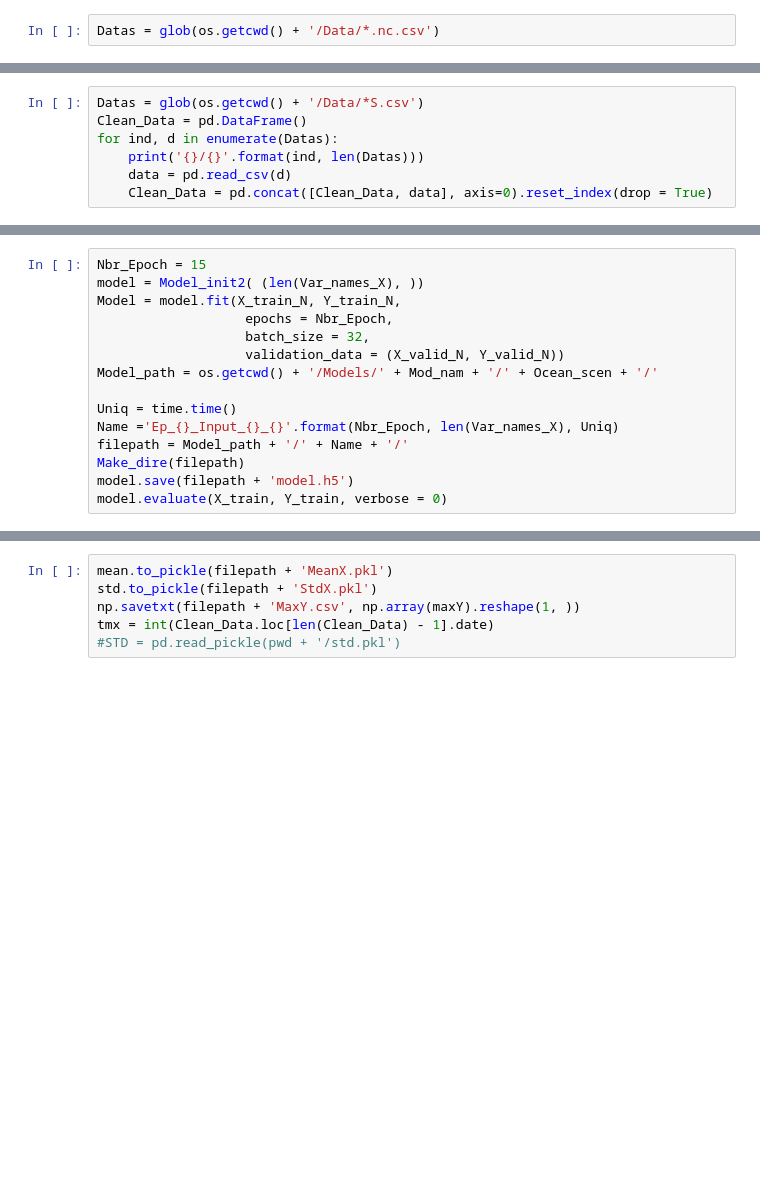
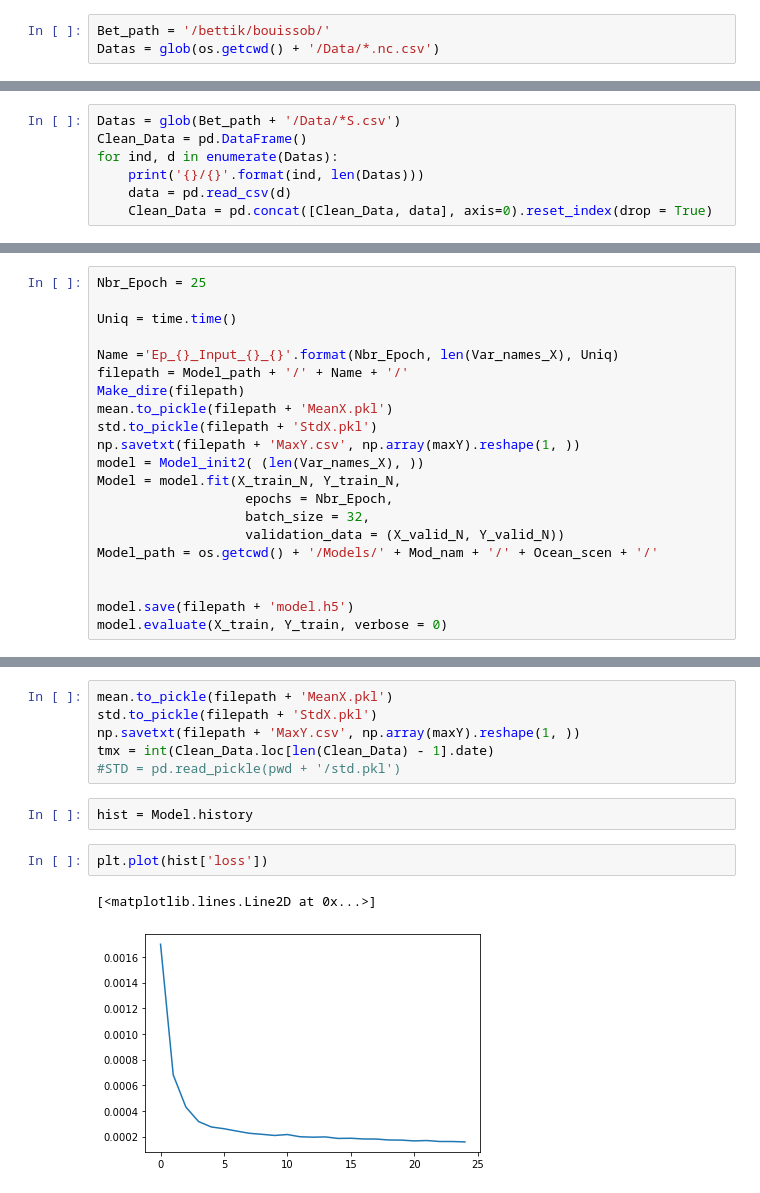
Before and after one commit to BenBouiss/NN_intern_2022, a Jupyter notebook: NN_training.ipynb, the cells around one changed output, grey strips where cells are left out. Cells and saved outputs as stored; diff of their text form; blank space fills up the shorter version.

```diff
--- a/NN_training.ipynb
+++ b/NN_training.ipynb
@@ -12,13 +12,14 @@ def Make_dire(file_path):
     if not os.path.isdir(file_path):
         os.makedirs(file_path)
 # %%
+Bet_path = '/bettik/bouissob/'
 Datas = glob(os.getcwd() + '/Data/*.nc.csv')
 # %%
 Data = pd.read_csv(Datas[0])
 Clean_Data = Data.dropna()
 Clean_Data.reset_index(inplace=True)
 # %%
-Datas = glob(os.getcwd() + '/Data/*S.csv')
+Datas = glob(Bet_path + '/Data/*S.csv')
 Clean_Data = pd.DataFrame()
 for ind, d in enumerate(Datas):
     print('{}/{}'.format(ind, len(Datas)))
@@ -104,5 +103,14 @@ Ocean_scen
 # %%
-Nbr_Epoch = 15
+Nbr_Epoch = 25
+
+Uniq = time.time()
+
+Name ='Ep_{}_Input_{}_{}'.format(Nbr_Epoch, len(Var_names_X), Uniq)
+filepath = Model_path + '/' + Name + '/'
+Make_dire(filepath)
+mean.to_pickle(filepath + 'MeanX.pkl')
+std.to_pickle(filepath + 'StdX.pkl')
+np.savetxt(filepath + 'MaxY.csv', np.array(maxY).reshape(1, ))
 model = Model_init2( (len(Var_names_X), ))
 Model = model.fit(X_train_N, Y_train_N,
                    epochs = Nbr_Epoch,
@@ -110,10 +118,7 @@ Model = model.fit(X_train_N, Y_train_N,
                    validation_data = (X_valid_N, Y_valid_N))
 Model_path = os.getcwd() + '/Models/' + Mod_nam + '/' + Ocean_scen + '/'
 
-Uniq = time.time()
-Name ='Ep_{}_Input_{}_{}'.format(Nbr_Epoch, len(Var_names_X), Uniq)
-filepath = Model_path + '/' + Name + '/'
-Make_dire(filepath)
+
 model.save(filepath + 'model.h5')
 model.evaluate(X_train, Y_train, verbose = 0)
 # %% [output]
@@ -168,3 +173,10 @@ std.to_pickle(filepath + 'StdX.pkl')
 np.savetxt(filepath + 'MaxY.csv', np.array(maxY).reshape(1, ))
 tmx = int(Clean_Data.loc[len(Clean_Data) - 1].date)
 #STD = pd.read_pickle(pwd + '/std.pkl')
+# %%
+hist = Model.history
+# %%
+plt.plot(hist['loss'])
+# %% [output]
+[<matplotlib.lines.Line2D at 0x...>]
+[figure, added]
```
Also changed, not shown: parts of 11 cells of this notebook, 30 other files.
